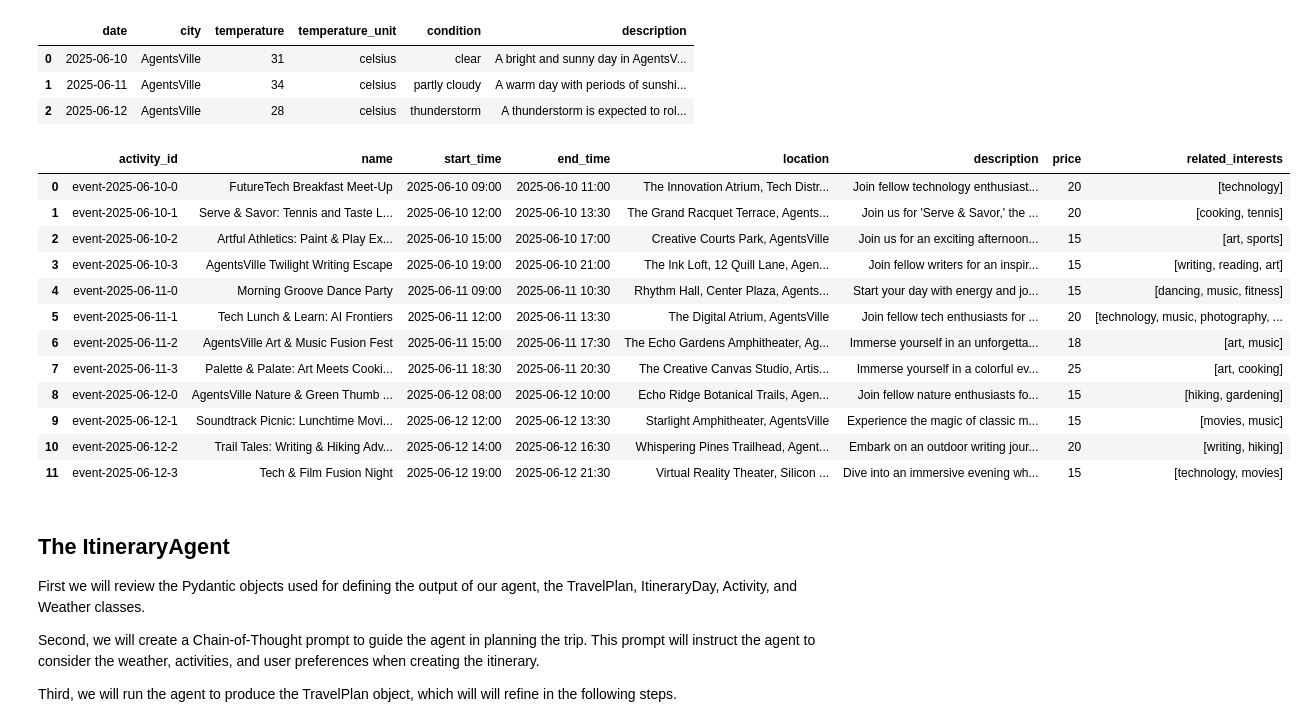
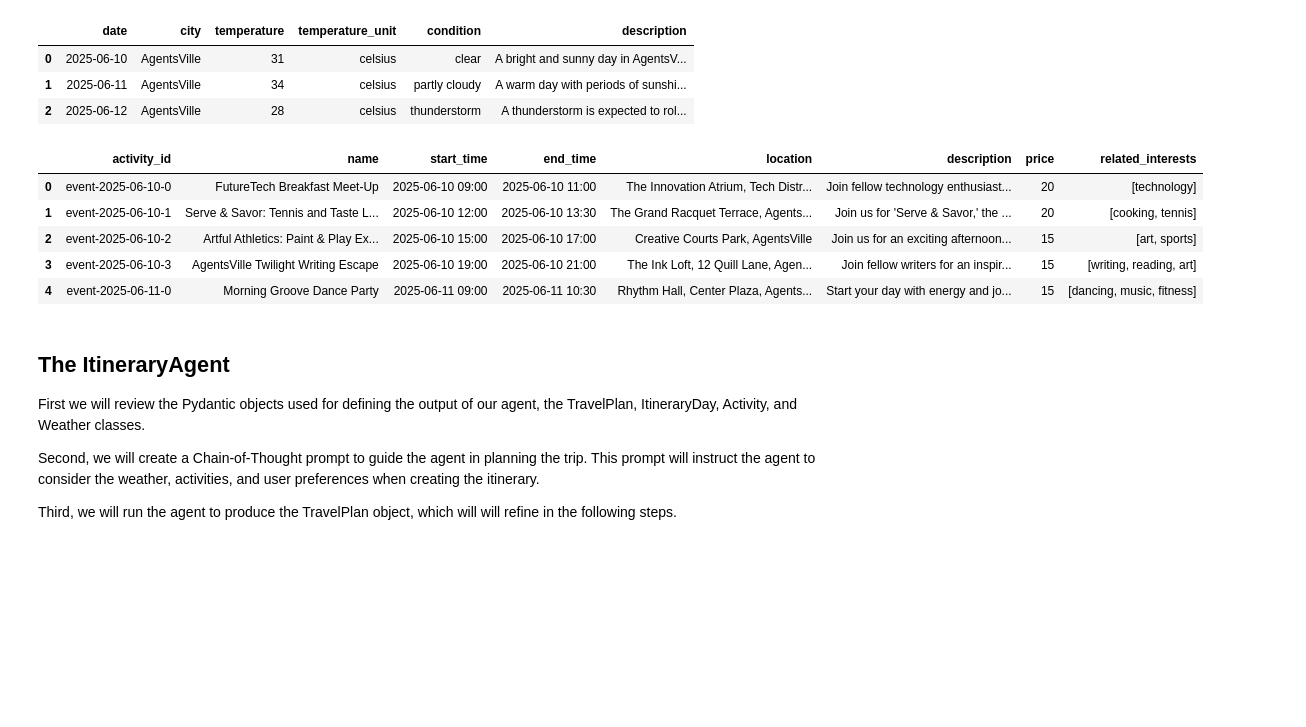
Before and after one commit to cphillips103/AgentVille, a Jupyter notebook: project_starter.ipynb, the cells around one changed output. Cells and saved outputs as stored; diff of their text form; code cells hidden in the pictures; blank space fills up the shorter version.

```diff
--- a/project_starter.ipynb
+++ b/project_starter.ipynb
@@ -250,39 +242,32 @@ weather_for_dates_df
 # %%
 # The `call_activities_api_mocked` function returns the activities for a given date and city.
 # TODO: Fill in the missing parts marked with **********
 
 from project_lib import call_activities_api_mocked
 
 activities_for_dates = [
     activity
     for ts in pd.date_range(
         # TODO: Fill in the missing start and end dates from vacation_info
         start=vacation_info.date_of_arrival,
         end=vacation_info.date_of_departure,
         freq="D",
     )
     for activity in call_activities_api_mocked(
         date=ts.strftime("%Y-%m-%d"), city=vacation_info.destination
     )
 ]
 
 activities_for_dates_df = pd.DataFrame(activities_for_dates)
 
-activities_for_dates_df
+activities_for_dates_df.head()
 # %% [output]
 |  | activity_id | name | start_time | end_time | location | description | price | related_interests |
 | 0 | event-2025-06-10-0 | FutureTech Breakfast Meet-Up | 2025-06-10 09:00 | 2025-06-10 11:00 | The Innovation Atrium, Tech Distr... | Join fellow technology enthusiast... | 20 | [technology] |
 | 1 | event-2025-06-10-1 | Serve & Savor: Tennis and Taste L... | 2025-06-10 12:00 | 2025-06-10 13:30 | The Grand Racquet Terrace, Agents... | Join us for 'Serve & Savor,' the ... | 20 | [cooking, tennis] |
 | 2 | event-2025-06-10-2 | Artful Athletics: Paint & Play Ex... | 2025-06-10 15:00 | 2025-06-10 17:00 | Creative Courts Park, AgentsVille | Join us for an exciting afternoon... | 15 | [art, sports] |
 | 3 | event-2025-06-10-3 | AgentsVille Twilight Writing Escape | 2025-06-10 19:00 | 2025-06-10 21:00 | The Ink Loft, 12 Quill Lane, Agen... | Join fellow writers for an inspir... | 15 | [writing, reading, art] |
 | 4 | event-2025-06-11-0 | Morning Groove Dance Party | 2025-06-11 09:00 | 2025-06-11 10:30 | Rhythm Hall, Center Plaza, Agents... | Start your day with energy and jo... | 15 | [dancing, music, fitness] |
-| 5 | event-2025-06-11-1 | Tech Lunch & Learn: AI Frontiers | 2025-06-11 12:00 | 2025-06-11 13:30 | The Digital Atrium, AgentsVille | Join fellow tech enthusiasts for ... | 20 | [technology, music, photography, ... |
-| 6 | event-2025-06-11-2 | AgentsVille Art & Music Fusion Fest | 2025-06-11 15:00 | 2025-06-11 17:30 | The Echo Gardens Amphitheater, Ag... | Immerse yourself in an unforgetta... | 18 | [art, music] |
-| 7 | event-2025-06-11-3 | Palette & Palate: Art Meets Cooki... | 2025-06-11 18:30 | 2025-06-11 20:30 | The Creative Canvas Studio, Artis... | Immerse yourself in a colorful ev... | 25 | [art, cooking] |
-| 8 | event-2025-06-12-0 | AgentsVille Nature & Green Thumb ... | 2025-06-12 08:00 | 2025-06-12 10:00 | Echo Ridge Botanical Trails, Agen... | Join fellow nature enthusiasts fo... | 15 | [hiking, gardening] |
-| 9 | event-2025-06-12-1 | Soundtrack Picnic: Lunchtime Movi... | 2025-06-12 12:00 | 2025-06-12 13:30 | Starlight Amphitheater, AgentsVille | Experience the magic of classic m... | 15 | [movies, music] |
-| 10 | event-2025-06-12-2 | Trail Tales: Writing & Hiking Adv... | 2025-06-12 14:00 | 2025-06-12 16:30 | Whispering Pines Trailhead, Agent... | Embark on an outdoor writing jour... | 20 | [writing, hiking] |
-| 11 | event-2025-06-12-3 | Tech & Film Fusion Night | 2025-06-12 19:00 | 2025-06-12 21:30 | Virtual Reality Theater, Silicon ... | Dive into an immersive evening wh... | 15 | [technology, movies] |
 # %% [markdown]
 ## The ItineraryAgent
 
```
Also changed, not shown: parts of 4 cells of this notebook.
